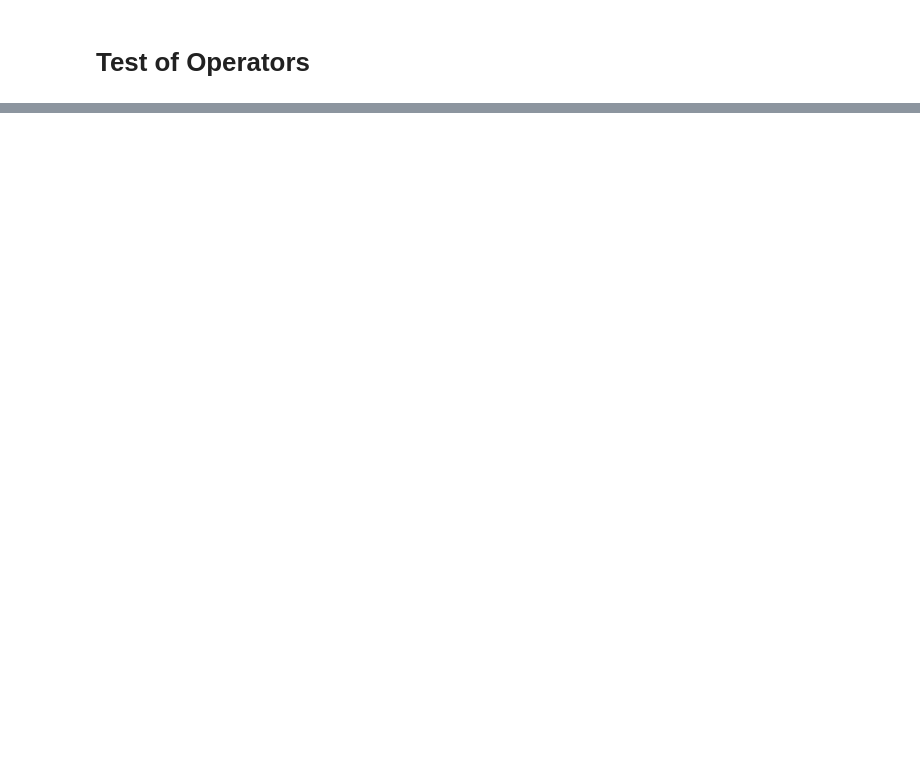
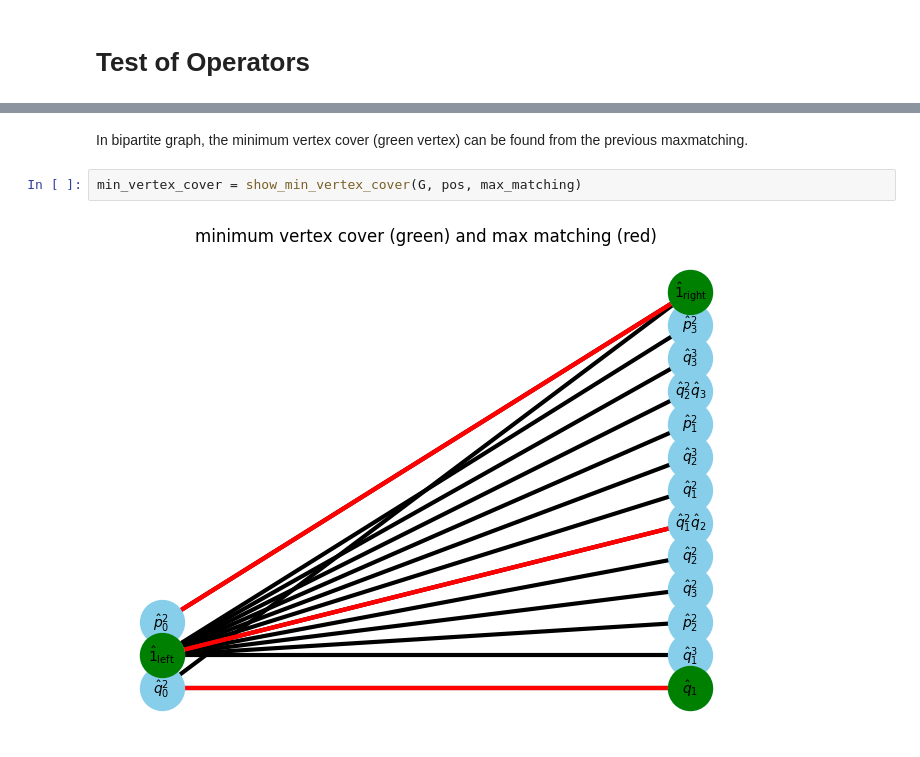
Before and after one commit to KenHino/PyMPO, a Jupyter notebook: example/operators-test.ipynb, the cells around one changed output, grey strips where cells are left out. Saved outputs shown, nothing was run; the diff lists cells and outputs as text; blank space fills up the shorter version.

```diff
--- a/example/operators-test.ipynb
+++ b/example/operators-test.ipynb
@@ -28,0 +96,6 @@ $\displaystyle J$
+# %% [markdown]
+In bipartite graph, the minimum vertex cover (green vertex) can be found from the previous maxmatching.
+# %%
+min_vertex_cover = show_min_vertex_cover(G, pos, max_matching)
+# %% [output]
+[figure, added]
```
Also changed, not shown: parts of 23 cells of this notebook, 10 other files.
